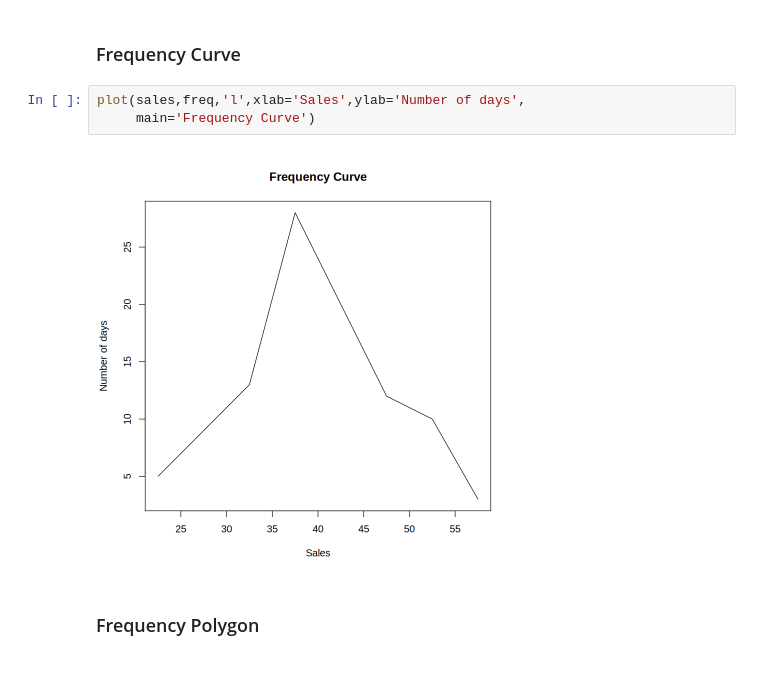
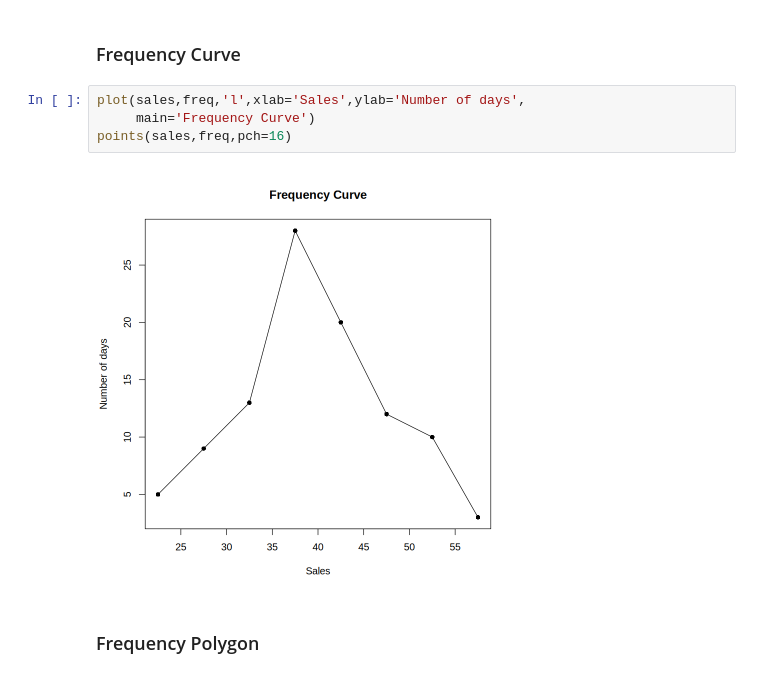
Before and after one commit to EshaanJoshiSDBI/Statistics_Notes, a Jupyter notebook: Statistical_Computing_Using_R_And_Python/EshaanJoshi_18007_R&Python_Assignment2.ipynb, the cells around one changed output. Drawn from its saved outputs; the diff is of its cells as text.

```diff
--- a/Statistical_Computing_Using_R_And_Python/EshaanJoshi_18007_R&Python_Assignment2.ipynb
+++ b/Statistical_Computing_Using_R_And_Python/EshaanJoshi_18007_R&Python_Assignment2.ipynb
@@ -25,8 +25,9 @@ hist(y,xlab="Sales",ylab="Number of days",main="Histogram")
 # %%
 plot(sales,freq,'l',xlab='Sales',ylab='Number of days',
      main='Frequency Curve')
+points(sales,freq,pch=16)
 # %% [output]
-[figure, old version]
+[figure, new version]
 # %% [markdown]
 ### Frequency Polygon
 # %%
```
Also changed, not shown: parts of 2 cells of this notebook.
